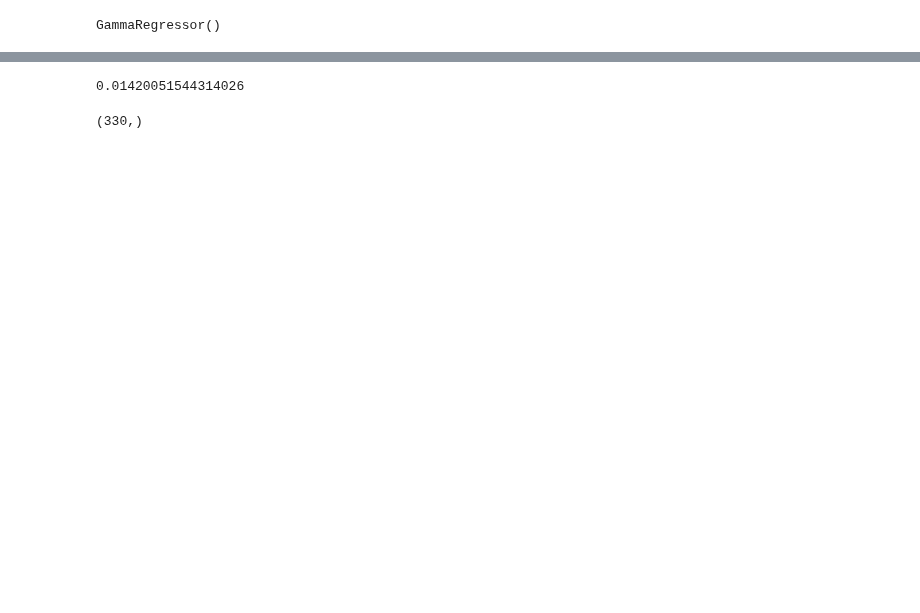
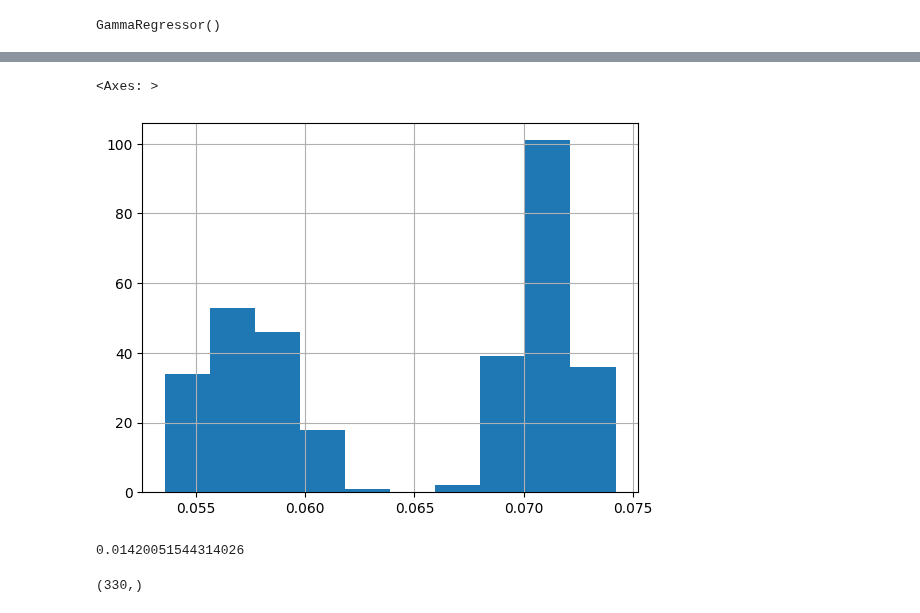
Before and after one commit to batman0911/social-stat-final-term, a Jupyter notebook: linear_model.ipynb, the cells around one changed output, grey strips where cells are left out. Drawn from its saved outputs; the diff is of its cells as text; code cells hidden in the pictures; blank space fills up the shorter version.

```diff
--- a/linear_model.ipynb
+++ b/linear_model.ipynb
@@ -56,3 +59,8 @@ y_pred = clf.predict(X_test)
+# %%
+pd.Series(y_pred).hist()
+# %% [output]
+<Axes: >
+[figure, added]
 # %%
 from sklearn.metrics import mean_squared_error
 
```
Also changed, not shown: parts of 17 cells of this notebook, 6 other files.
